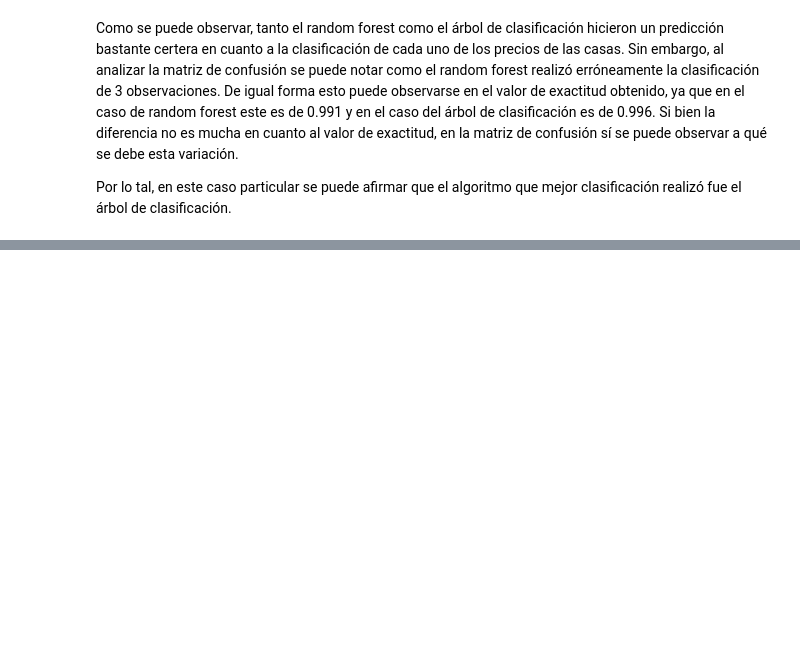
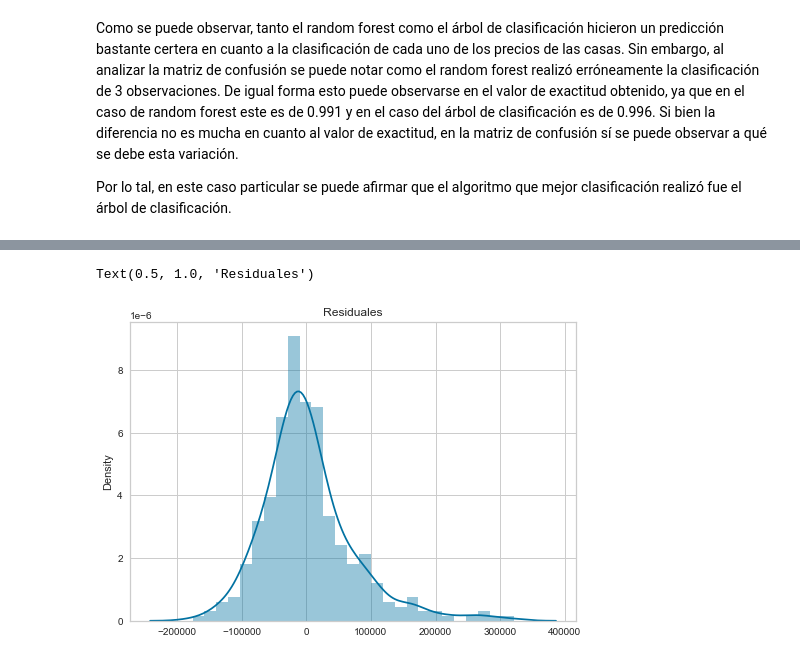
Before and after one commit to Orlando19943/HT4-DM, a Jupyter notebook: HT3.ipynb, the cells around one changed output, grey strips where cells are left out. Saved outputs shown, nothing was run; the diff lists cells and outputs as text; code cells hidden in the pictures; blank space fills up the shorter version.

```diff
--- a/HT3.ipynb
+++ b/HT3.ipynb
@@ -710,0 +762,6 @@ Created in <span style='font-weight:600;margin-left:4px;'>Deepnote</span></a>
+# %%
+sns.distplot(residuales)
+plt.title("Residuales")
+# %% [output]
+Text(0.5, 1.0, 'Residuales')
+[figure, added]
```
Also changed, not shown: parts of 32 cells of this notebook.
